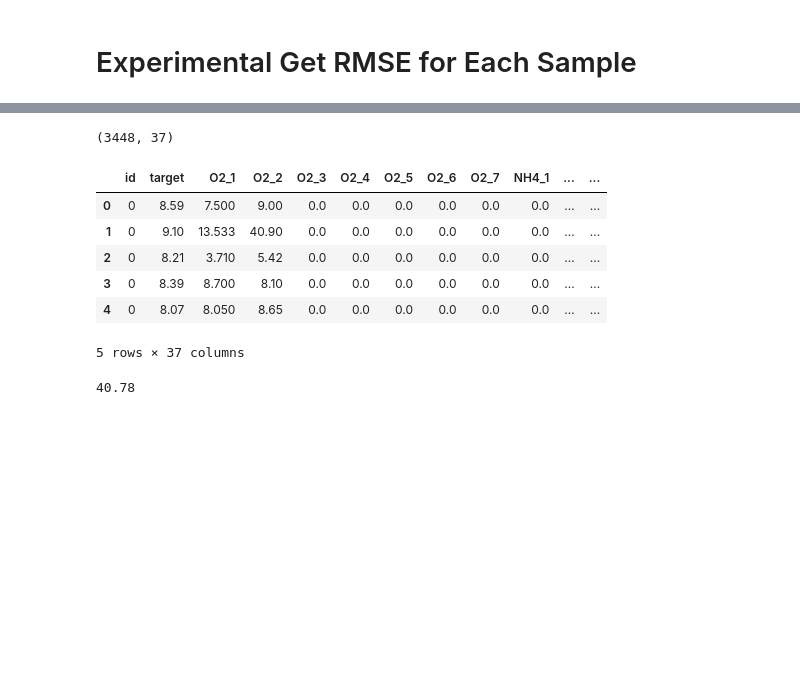
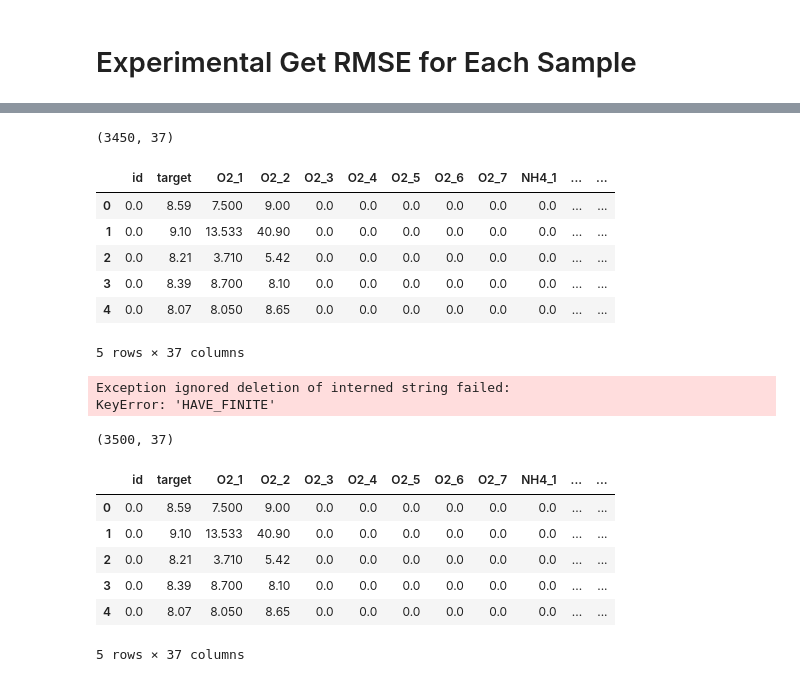
Before and after one commit to ameram/dissolved_o2_augmentation, a Jupyter notebook: playground_v8_final.ipynb, the cells around one changed output, grey strips where cells are left out. Saved outputs shown, nothing was run; the diff lists cells and outputs as text; code cells hidden in the pictures; blank space fills up the shorter version.

```diff
--- a/playground_v8_final.ipynb
+++ b/playground_v8_final.ipynb
@@ -492,7 +535,7 @@ def get_custom_rmse(X, y):
     sorted_rmse = OrderedDict(sorted(rmse_table, key=lambda x: x[1], reverse=True))
     return sorted_rmse
 # %%
-X=df_sub.drop(columns=['target'])
-y=df_sub['target']
+X=combined.drop(columns=['target'])
+y=combined['target']
 sorted_rmse_contributions = get_custom_rmse(X, y)
 # %% [output]
@@ -550,2 +595,2 @@ At 1435, RMSE is 0.01238488449279096
 # %%
-final_data=df_sub.drop(best_indexes, axis=0)
+final_data=combined.drop(best_indexes, axis=0)
@@ -560,18 +601,30 @@ worst_indexes
-# %%
-final_data= pd.concat([final_data, df_clean.iloc[worst_indexes]], axis="rows")
 # %%
-final_data.to_csv("final_sub-1.csv",index=False)
+final_data.to_csv("final_eliminate_no_replace.csv",index=False)
 print(final_data.shape)
 final_data.head()
 # %% [output]
-(3448, 37)
+(3450, 37)
 |  | id | target | O2_1 | O2_2 | O2_3 | O2_4 | O2_5 | O2_6 | O2_7 | NH4_1 | ... | ... |
-| 0 | 0 | 8.59 | 7.500 | 9.00 | 0.0 | 0.0 | 0.0 | 0.0 | 0.0 | 0.0 | ... | ... |
-| 1 | 0 | 9.10 | 13.533 | 40.90 | 0.0 | 0.0 | 0.0 | 0.0 | 0.0 | 0.0 | ... | ... |
-| 2 | 0 | 8.21 | 3.710 | 5.42 | 0.0 | 0.0 | 0.0 | 0.0 | 0.0 | 0.0 | ... | ... |
-| 3 | 0 | 8.39 | 8.700 | 8.10 | 0.0 | 0.0 | 0.0 | 0.0 | 0.0 | 0.0 | ... | ... |
-| 4 | 0 | 8.07 | 8.050 | 8.65 | 0.0 | 0.0 | 0.0 | 0.0 | 0.0 | 0.0 | ... | ... |
+| 0 | 0.0 | 8.59 | 7.500 | 9.00 | 0.0 | 0.0 | 0.0 | 0.0 | 0.0 | 0.0 | ... | ... |
+| 1 | 0.0 | 9.10 | 13.533 | 40.90 | 0.0 | 0.0 | 0.0 | 0.0 | 0.0 | 0.0 | ... | ... |
+| 2 | 0.0 | 8.21 | 3.710 | 5.42 | 0.0 | 0.0 | 0.0 | 0.0 | 0.0 | 0.0 | ... | ... |
+| 3 | 0.0 | 8.39 | 8.700 | 8.10 | 0.0 | 0.0 | 0.0 | 0.0 | 0.0 | 0.0 | ... | ... |
+| 4 | 0.0 | 8.07 | 8.050 | 8.65 | 0.0 | 0.0 | 0.0 | 0.0 | 0.0 | 0.0 | ... | ... |
 5 rows × 37 columns
+Exception ignored deletion of interned string failed:
+KeyError: 'HAVE_FINITE'
 # %%
+final_data=pd.concat([final_data,final_data.loc[worst_indexes]], axis="rows")
-# %% [output]
-40.78
+# %%
+final_data.to_csv("final.csv",index=False)
+print(final_data.shape)
+final_data.head()
+# %% [output]
+(3500, 37)
+|  | id | target | O2_1 | O2_2 | O2_3 | O2_4 | O2_5 | O2_6 | O2_7 | NH4_1 | ... | ... |
+| 0 | 0.0 | 8.59 | 7.500 | 9.00 | 0.0 | 0.0 | 0.0 | 0.0 | 0.0 | 0.0 | ... | ... |
+| 1 | 0.0 | 9.10 | 13.533 | 40.90 | 0.0 | 0.0 | 0.0 | 0.0 | 0.0 | 0.0 | ... | ... |
+| 2 | 0.0 | 8.21 | 3.710 | 5.42 | 0.0 | 0.0 | 0.0 | 0.0 | 0.0 | 0.0 | ... | ... |
+| 3 | 0.0 | 8.39 | 8.700 | 8.10 | 0.0 | 0.0 | 0.0 | 0.0 | 0.0 | 0.0 | ... | ... |
+| 4 | 0.0 | 8.07 | 8.050 | 8.65 | 0.0 | 0.0 | 0.0 | 0.0 | 0.0 | 0.0 | ... | ... |
+5 rows × 37 columns
```
Also changed, not shown: parts of 35 cells of this notebook.
